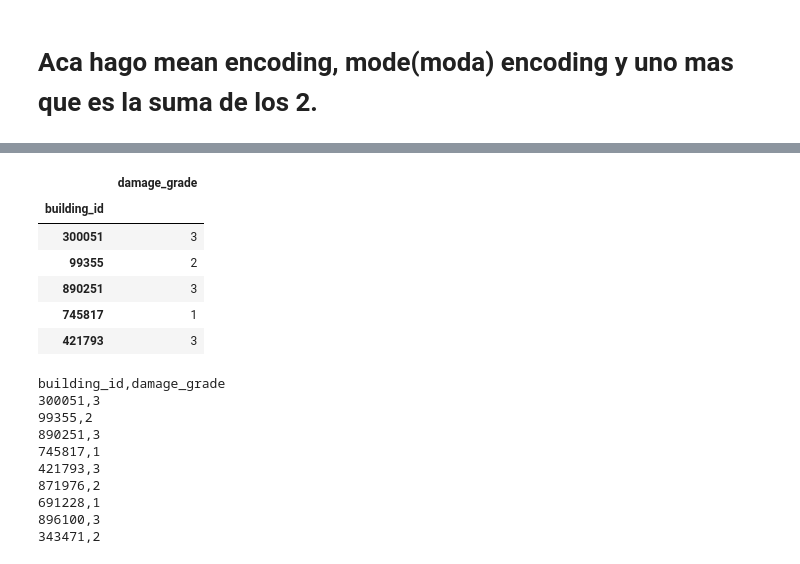
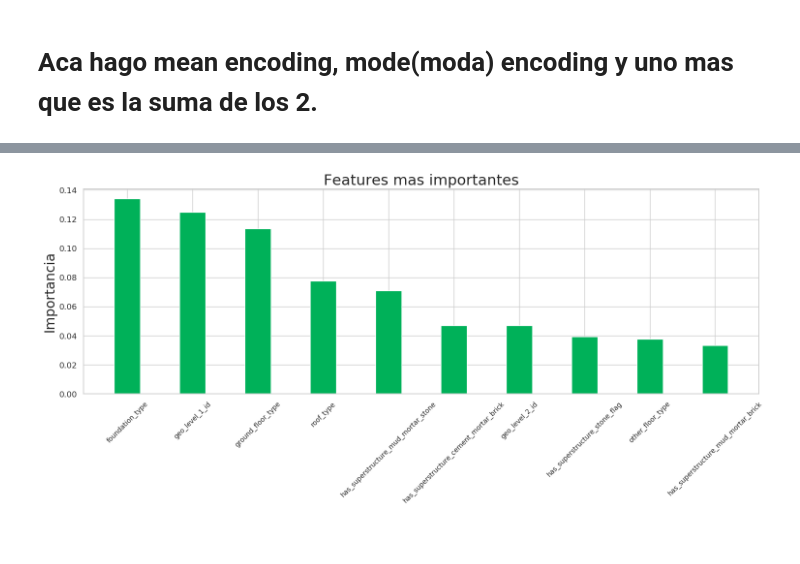
Before and after one commit to fedepenic/TP2-OrganizacionDeDatos, a Jupyter notebook: XGBoostOptimizado.ipynb, the cells around one changed output, grey strips where cells are left out. Saved outputs shown, nothing was run; the diff lists cells and outputs as text; code cells hidden in the pictures; blank space fills up the shorter version.

```diff
--- a/XGBoostOptimizado.ipynb
+++ b/XGBoostOptimizado.ipynb
@@ -113,6 +72,7 @@ def get_features(features):
 # %%
 short_train=get_features(train_values)
 short_train=short_train.merge(train_labels)
+short_train=short_train.set_index('building_id')
 X, y = short_train.iloc[:,:-1],short_train.iloc[:,-1]
 # %%
 params={'objective':['multi:softprob'],
@@ -174,51 +210,20 @@ f1_score(y, xgb_cls.predict(X), average='micro')
-# %%
-###grafico de features mas importantes para el modelo
-###a zip pasarle array las columnas del set de train
-###y array de feature importances
-zip_iterator = zip(X.columns, xgb_grid.best_estimator_.feature_importances_)
-a_dictionary = dict(zip_iterator)
-#ordeno por importancia
-a_dictionary = dict(sorted(a_dictionary.items(), key=lambda x: x[1], reverse=True))
-#me quedo con los 10 primeros
-a_dictionary = {k: a_dictionary[k] for k in list(a_dictionary)[:10]}
-#paso a lista para graficar
-features_names = list(a_dictionary.keys())
-feature_importances = list(a_dictionary.values())
-
-#estilizo el bar plot
-fig = plt.figure(figsize = (18, 5.5))
-plt.rc('xtick',labelsize=8.5)
-plt.rc('ytick',labelsize=12)
-plt.bar(features_names, feature_importances, color ='#ff9995', width = 0.4)
-plt.title("Features mas importantes", fontsize=22)
-plt.ylabel("Importancia", fontsize=20)
-plt.xticks(rotation=45)
-plt.show()
-# %%
-submission_format=pd.read_csv('submission_format.csv',index_col='building_id')
-submission = pd.DataFrame(data=xgb_cls.predict(get_features(test_values)),
-                          columns=submission_format.columns,
-                          index=submission_format.index)
-submission.head()
-# %% [output]
-|  | damage_grade |
-| building_id |  |
-| 300051 | 3 |
-| 99355 | 2 |
-| 890251 | 3 |
-| 745817 | 1 |
-| 421793 | 3 |
-# %%
-submission.to_csv('submissions/submission8.csv')
-!head submissions/submission8.csv
-# %% [output]
-building_id,damage_grade
-300051,3
-99355,2
-890251,3
-745817,1
-421793,3
-871976,2
-691228,1
-896100,3
-343471,2
+# %%
+###grafico de features mas importantes para el modelo
+###a zip pasarle array las columnas del set de train
+###y array de feature importances
+top_10=sorted(zip(X.columns,xgb_cls.feature_importances_),key=lambda x:x[1],reverse=True)[:10]
+#paso a lista para graficar
+features_names = [x[0] for x in top_10]
+feature_importances = [x[1] for x in top_10]
+
+#estilizo el bar plot
+plt.figure(figsize = (18, 5.5))
+plt.rc('xtick',labelsize=10)
+plt.rc('ytick',labelsize=12)
+plt.bar(features_names, feature_importances, color ='#00b159', width = 0.4)
+plt.title("Features mas importantes", fontsize=22)
+plt.ylabel("Importancia", fontsize=20)
+plt.xticks(rotation=45)
+plt.show()
+# %% [output]
+[figure, added]
```
Also changed, not shown: parts of 19 cells of this notebook, 1 other file.
